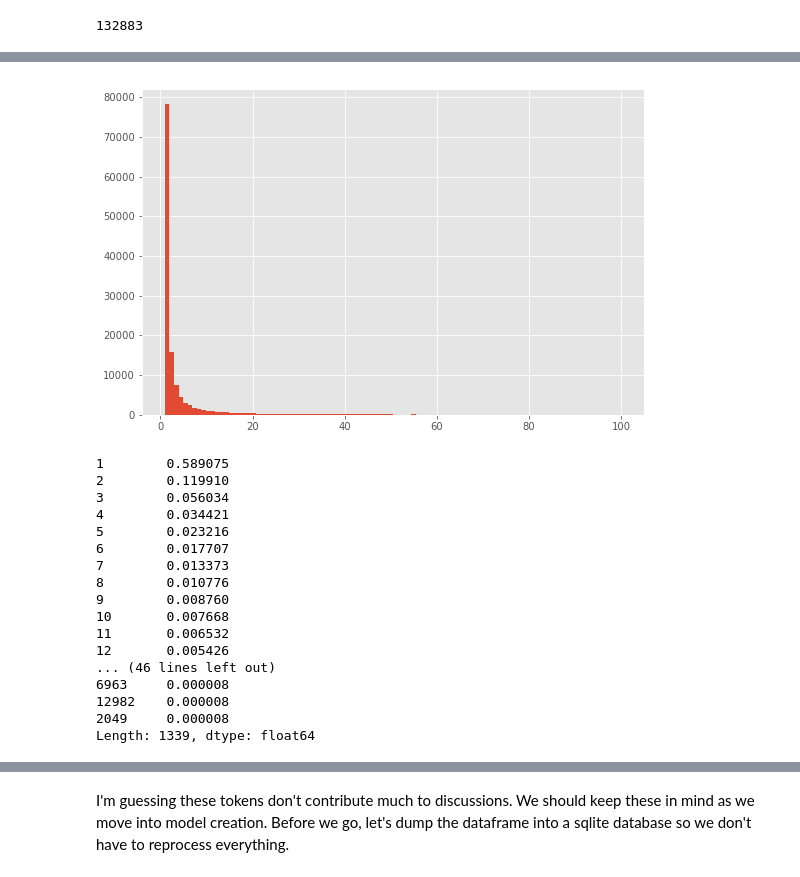
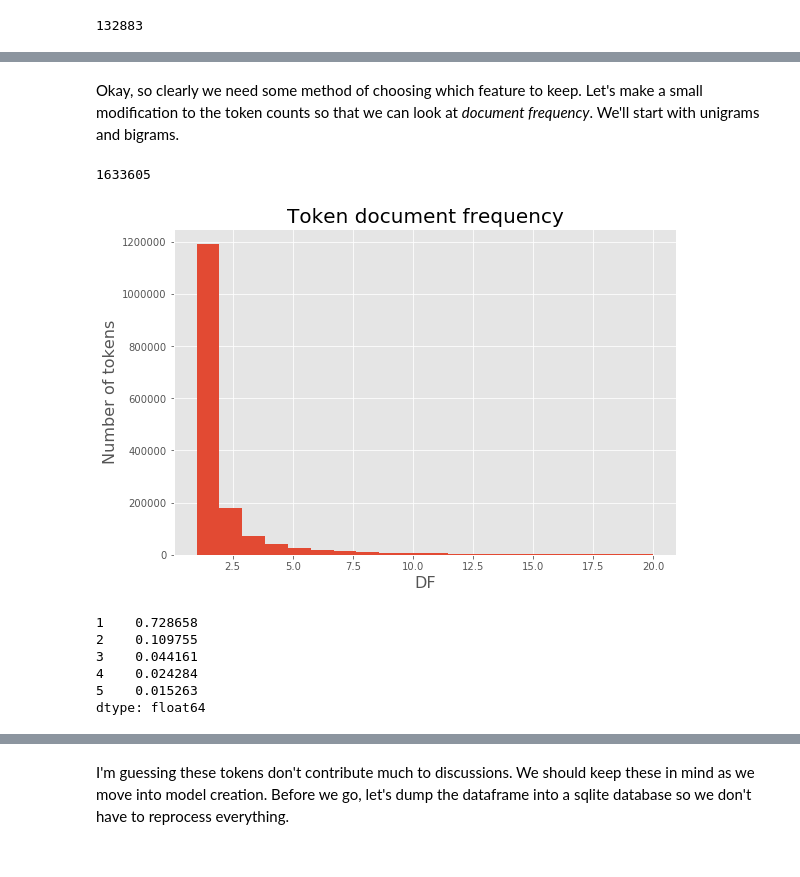
Before and after one commit to jkingphd/nlp_example, a Jupyter notebook: notebooks/1A-jkk-cleanup_and_exploration.ipynb, the cells around one changed output, grey strips where cells are left out. Drawn from its saved outputs; the diff is of its cells as text; code cells hidden in the pictures.

Commit message:
Added ngrams to cleanup and exploration

```diff
--- a/notebooks/1A-jkk-cleanup_and_exploration.ipynb
+++ b/notebooks/1A-jkk-cleanup_and_exploration.ipynb
@@ -325,0 +432,11 @@ len(token_dict)
+# %%
+token_dict = {}
+for comment in tqdm(df.loc[idx_train, 'comment']):
+    tokens = tokenize(comment, ngram_range=(1,3))
+    for token in tokens:
+        if token in token_dict:
+            token_dict[token] += 1
+        else:
+            token_dict[token] = 1
+
+len(token_dict)
@@ -325,0 +447,5 @@ len(token_dict)
+# %%
+trigrams = [token for token in tqdm(token_dict.keys()) if len(token.split(' ')) == 3]
+rng = np.random.RandomState(seed)
+for i in rng.randint(0, len(trigrams)+1, size=20):
+    print(trigrams[i])
@@ -326,28 +473,47 @@ len(token_dict)
+# %% [markdown]
+Okay, so clearly we need some method of choosing which feature to keep. Let's make a small modification to the token counts so that we can look at _document frequency_. We'll start with unigrams and bigrams.
+# %%
+def get_ngrams(tokens, n=2):
+    ngrams = zip(*[tokens[i:] for i in range(n)])
+    ngrams = [' '.join(ngram) for ngram in ngrams]
+    return ngrams
+
+def tokenize(text, ngram_range=(1,1)):
+    tokens = re.findall(r'[a-z0-9]+', text.lower())
+    ngrams = []
+    for n in range(ngram_range[0], ngram_range[1]+1):
+        ngrams += get_ngrams(tokens, n)
+    return ngrams
+
+df_token_dict = {}
+for comment in tqdm(df.loc[idx_train, 'comment']):
+    tokens = tokenize(comment, (1,2))
+    for token in set(tokens):
+        if token in df_token_dict:
+            df_token_dict[token] += 1
+        else:
+            df_token_dict[token] = 1
+
+len(df_token_dict)
+# %% [output]
+1633605
 # %%
 dfs = list(df_token_dict.values())
 
 plt.figure(figsize=(9,6))
-plt.hist(dfs, bins=100, range=(1,100))
+plt.hist(dfs, bins=20, range=(1,20))
+plt.title('Token document frequency', fontsize=20)
+plt.xlabel('DF', fontsize=16)
+plt.ylabel('Number of tokens', fontsize=16)
 plt.show()
 # %% [output]
-[figure, old version]
+[figure, new version]
 # %%
-pd.value_counts(dfs, normalize=True)
+pd.value_counts(dfs, normalize=True).head()
 # %% [output]
-1        0.589075
-2        0.119910
-3        0.056034
-4        0.034421
-5        0.023216
-6        0.017707
-7        0.013373
-8        0.010776
-9        0.008760
-10       0.007668
-11       0.006532
-12       0.005426
-... (46 lines left out)
-6963     0.000008
-12982    0.000008
-2049     0.000008
-Length: 1339, dtype: float64
+1    0.728658
+2    0.109755
+3    0.044161
+4    0.024284
+5    0.015263
+dtype: float64
```
Also changed, not shown: parts of 27 cells of this notebook.
